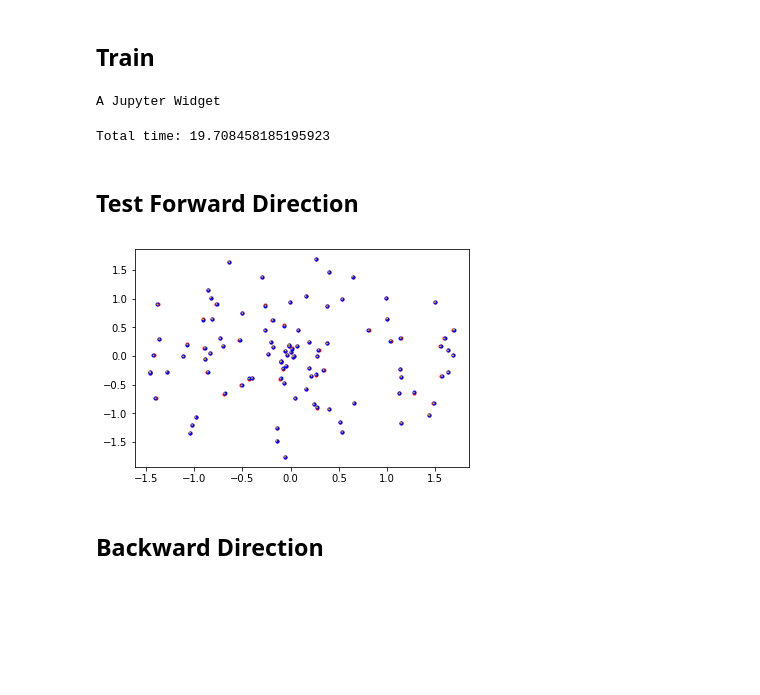
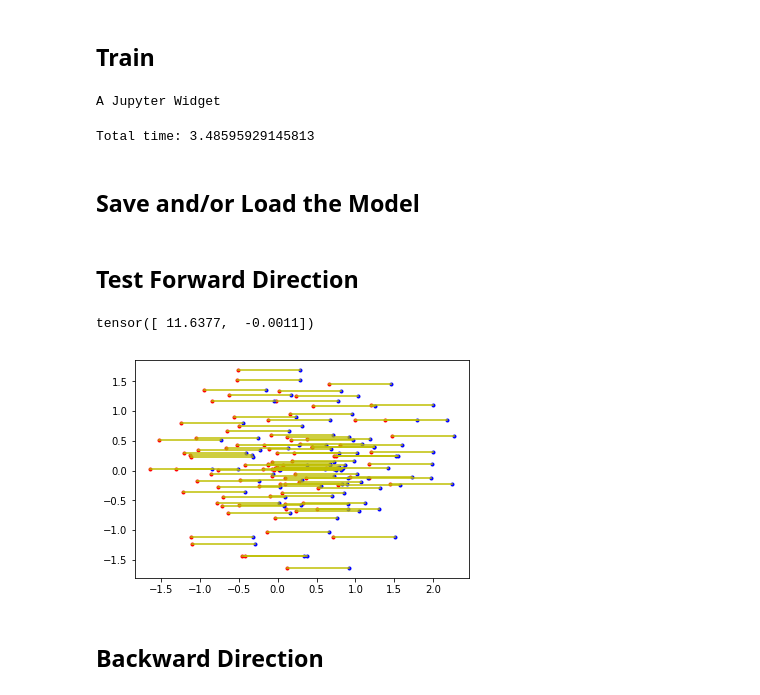
Before and after one commit to jorchard/peBogacz, a Jupyter notebook: python/runme1.ipynb, the cells around one changed output. Saved outputs shown, nothing was run; the diff lists cells and outputs as text; code cells hidden in the pictures; blank space fills up the shorter version.

```diff
--- a/python/runme1.ipynb
+++ b/python/runme1.ipynb
@@ -101,0 +102,7 @@ net.layers[0].sigma_p = Layer.identity_p
+# %%
+net.connections[0].MakeIdentity()
+net.connections[1].MakeIdentity()
+print(net.connections[1].W)
+net.learn_weights = False
+net.layers[0].b[0] = 0.8
+print(net.layers[0].b)
@@ -102,7 +113,8 @@ net.layers[0].sigma_p = Layer.identity_p
 # %% [markdown]
 ## Pre-Training Performance
 # %%
-yy = net.Predict(10., train[0][:])
+net.Reset()
+yy = net.Predict(1., train[0][:])
 # %%
 n = 100
 plt.plot(np.array(train[1][:n,0]), np.array(train[1][:n,1]), 'r.')
@@ -116,12 +128,12 @@ for k in range(n):
 # %% [markdown]
 ## Train
 # %%
-epochs = 5
+epochs = 1
 fp = FloatProgress(min=0,max=epochs*len(train[0]))
 display(fp)
 T = 5.
 batch_size = 10
-net.learning_tau = torch.tensor(batch_size).float().to(device)
+net.learning_tau = torch.tensor(batch_size).float().to(device) * 5.
 start_time = time.time()
 batches = NN.MakeBatches(train[0], train[1], batch_size=batch_size)
 for k in range(epochs):
@@ -133,4 +145,6 @@ end_time = time.time()
 print('Total time: '+str(end_time-start_time))
 # %% [output]
 A Jupyter Widget
-Total time: 19.708458185195923
+Total time: 3.48595929145813
+# %% [markdown]
+## Save and/or Load the Model
@@ -137,17 +153,24 @@ Total time: 19.708458185195923
+# %%
+net = NN.NeuralNetwork()
+net.Load('Rotation.npy')
 # %% [markdown]
 ## Test Forward Direction
+# %%
+net.layers[0].b
+# %% [output]
+tensor([ 11.6377,  -0.0011])
 # %%
 yy = net.Predict(10., test[0][:])
 # %%
-n = 100
+n = len(test[1])
 plt.plot(np.array(test[1][:n,0]), np.array(test[1][:n,1]), 'r.')
 plt.plot(np.array(yy[:n,0]), np.array(yy[:n,1]), 'b.')
 for k in range(n):
     st = [test[1][k,0], yy[k,0]]
     en = [test[1][k,1], yy[k,1]]
     plt.plot(st, en, 'y')
 # %% [output]
-[figure, old version]
+[figure, new version]
 # %% [markdown]
 ## Backward Direction
 # %%
```
Also changed, not shown: parts of 8 cells of this notebook, 5 other files.
